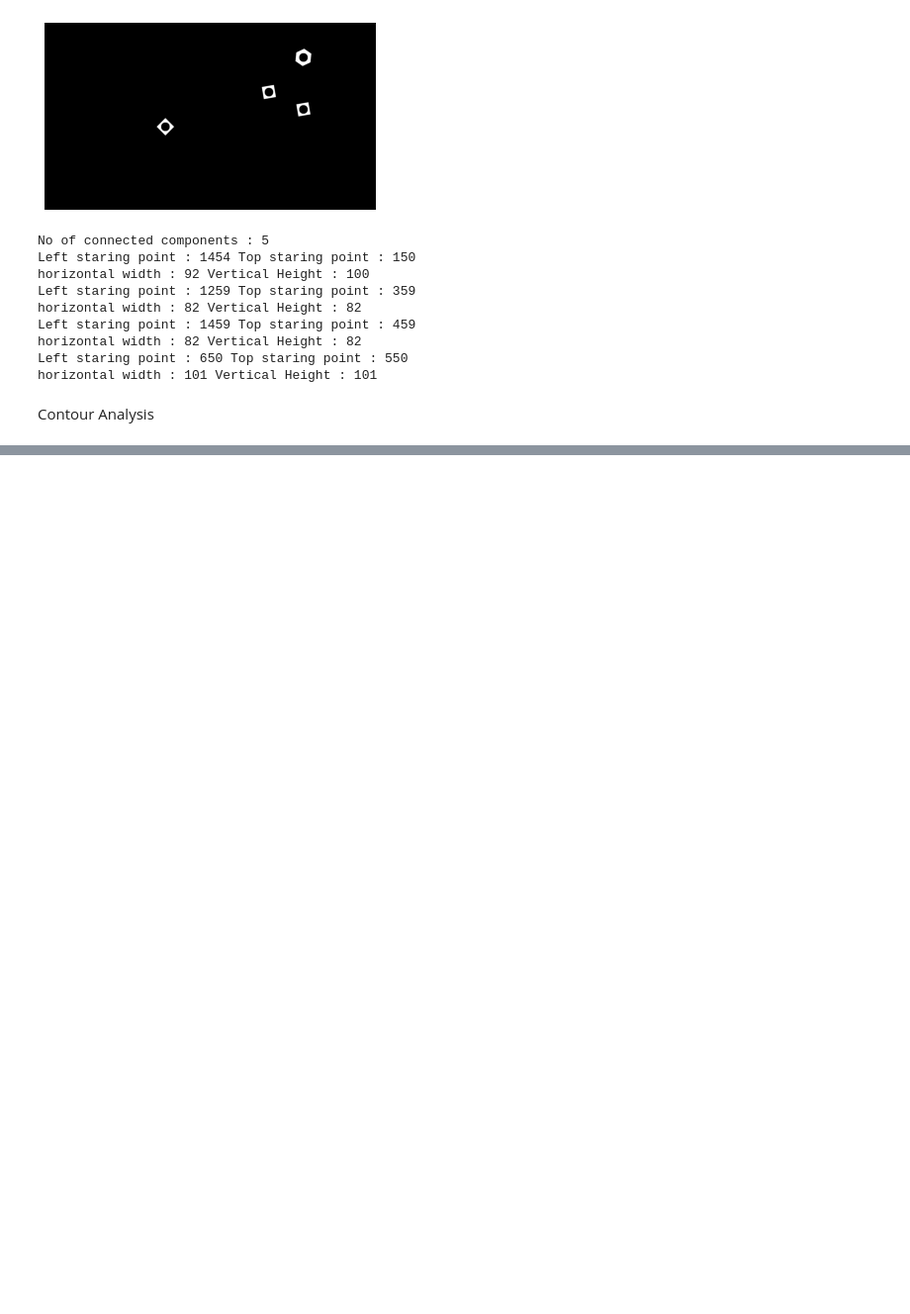
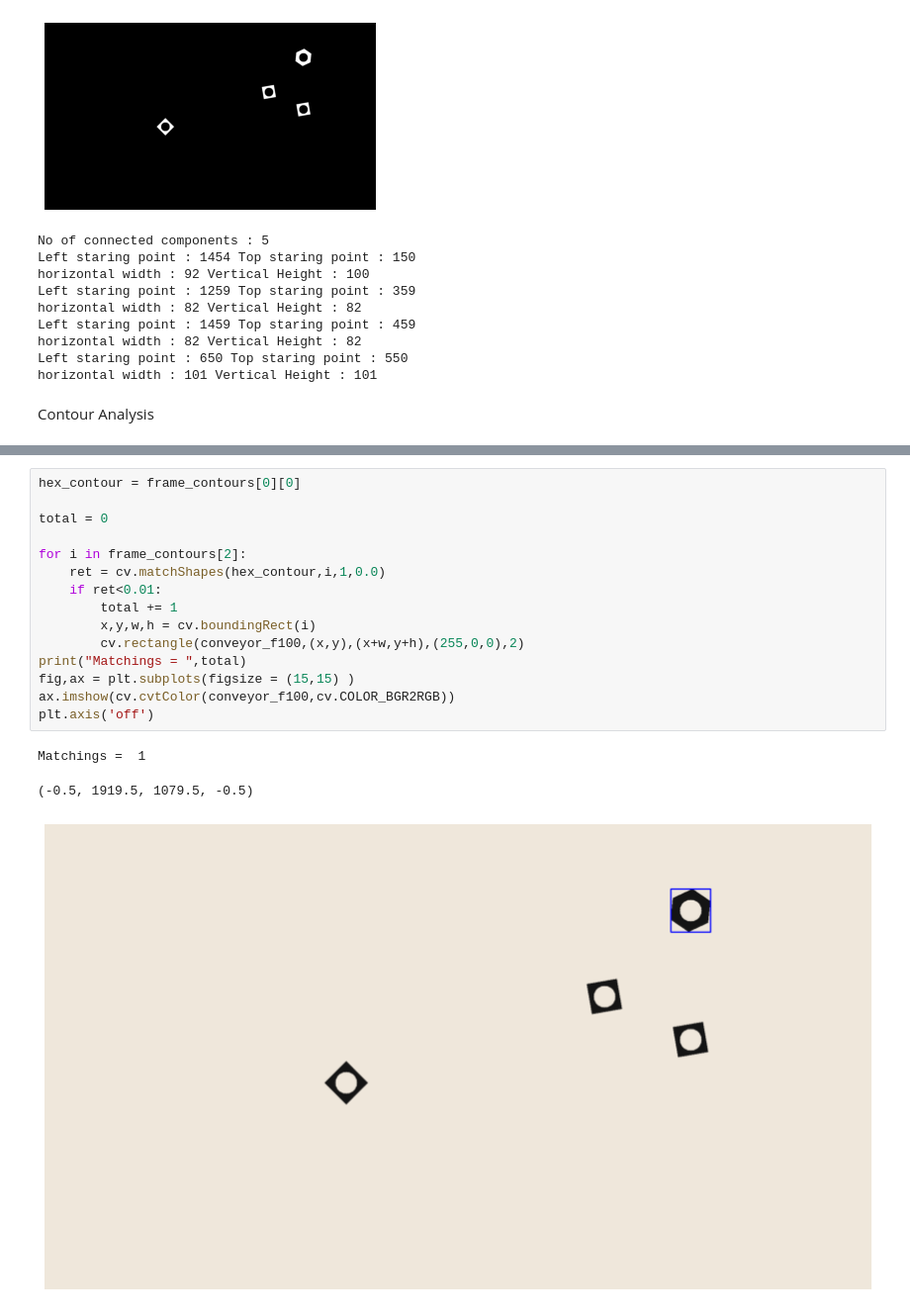
Before and after one commit to Nisitha529/EN2550_ImageProcessingAndMachineVision, a Jupyter notebook: Assignment3/assignment_3.ipynb, the cells around one changed output, grey strips where cells are left out. Shown at 99% size. Saved outputs shown, nothing was run; the diff lists cells and outputs as text; blank space fills up the shorter version.

Commit message:
Matching_Counting

```diff
--- a/Assignment3/assignment_3.ipynb
+++ b/Assignment3/assignment_3.ipynb
@@ -157,0 +186,19 @@ ax.imshow(cv.cvtColor(spaces[2], cv.COLOR_BGR2RGB))
+# %%
+hex_contour = frame_contours[0][0]
+
+total = 0
+
+for i in frame_contours[2]:
+    ret = cv.matchShapes(hex_contour,i,1,0.0)
+    if ret<0.01:
+        total += 1
+        x,y,w,h = cv.boundingRect(i)
+        cv.rectangle(conveyor_f100,(x,y),(x+w,y+h),(255,0,0),2)
+print("Matchings = ",total)
+fig,ax = plt.subplots(figsize = (15,15) )
+ax.imshow(cv.cvtColor(conveyor_f100,cv.COLOR_BGR2RGB))
+plt.axis('off')
+# %% [output]
+Matchings =  1
+(-0.5, 1919.5, 1079.5, -0.5)
+[figure, added]
```
Also changed, not shown: parts of 3 cells of this notebook.
